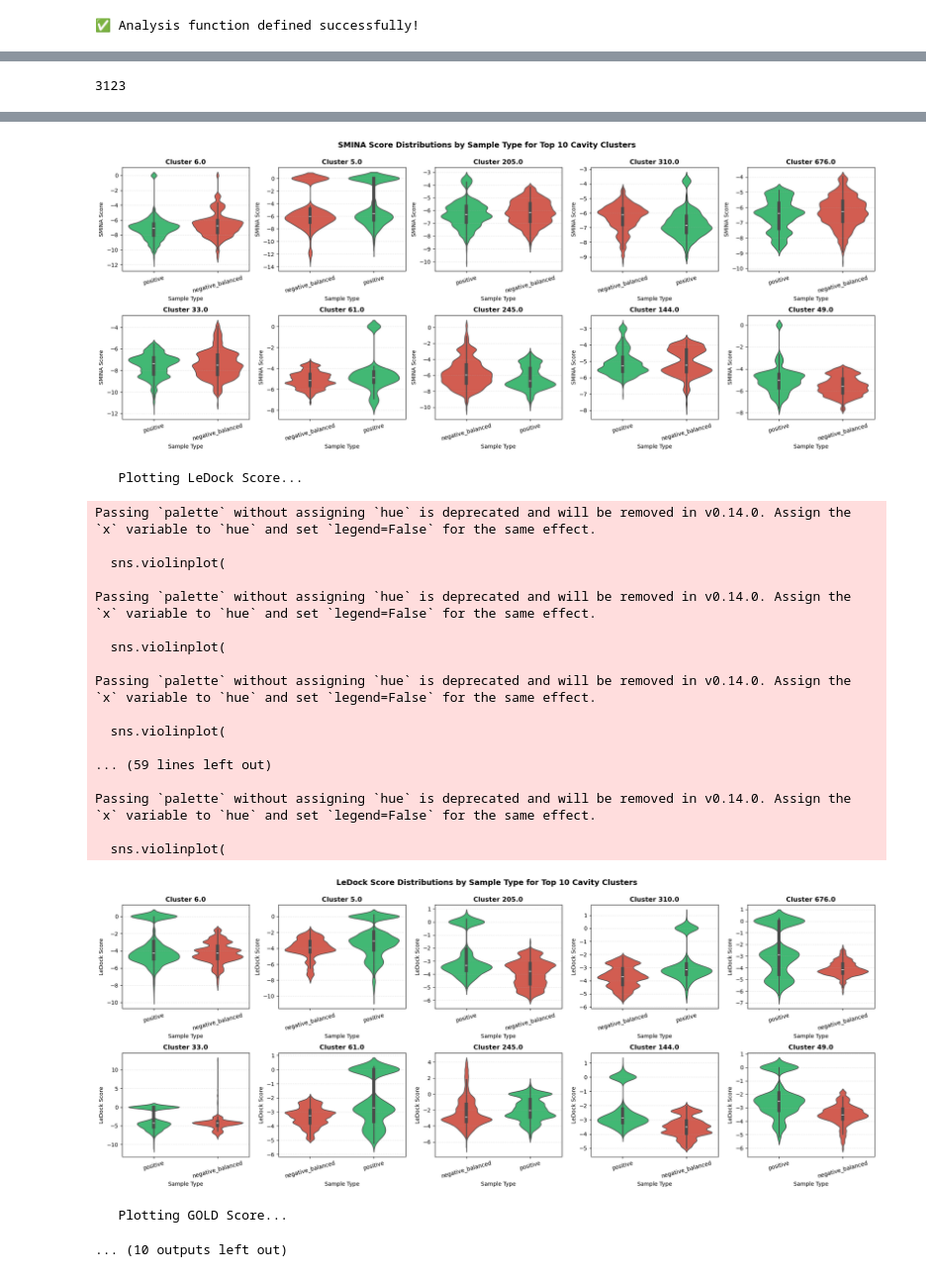
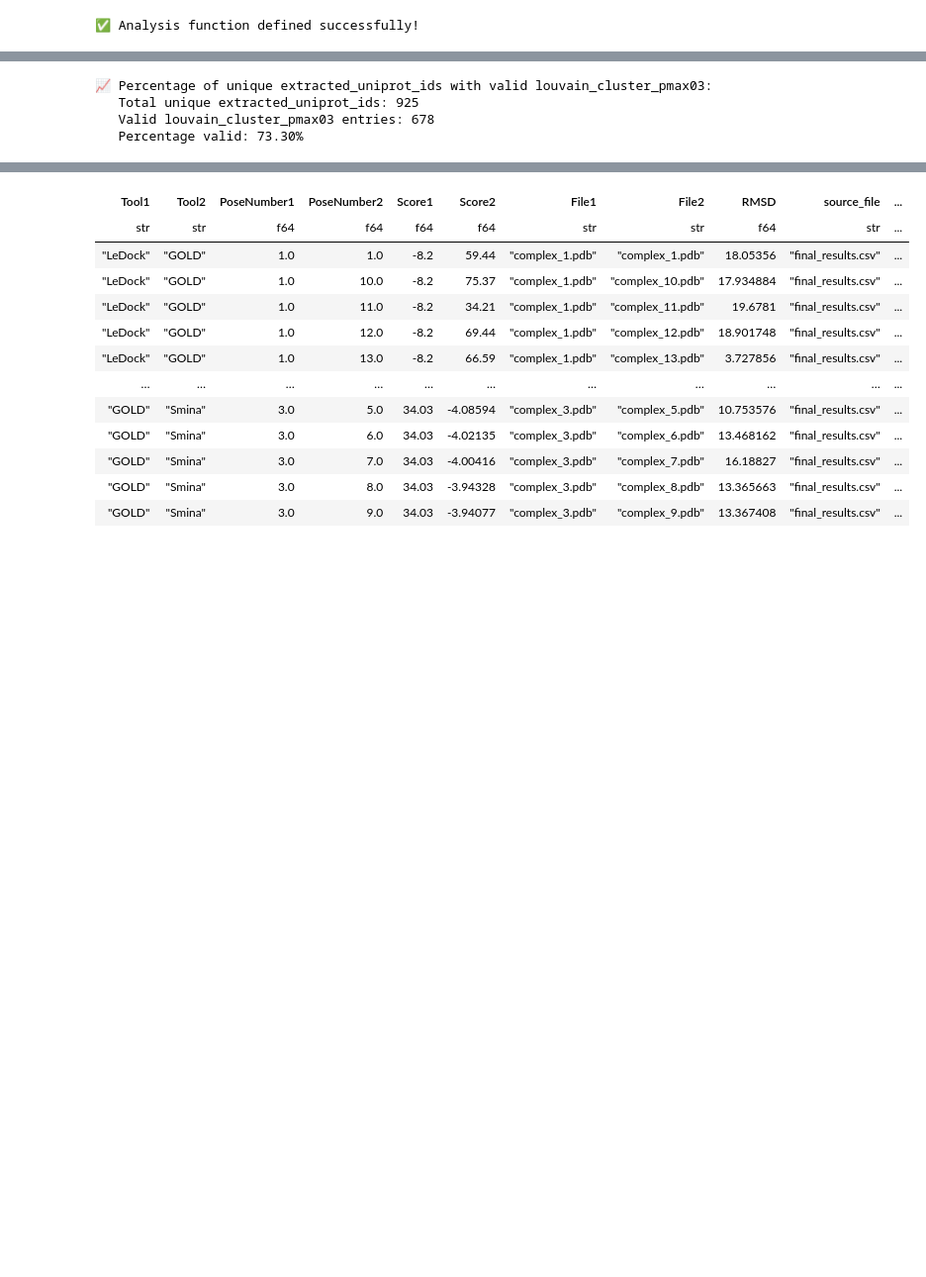
Before and after one commit to costbio/analyze_consensusdock, a Jupyter notebook: analysis_2025_11_23.ipynb, the cells around one changed output, grey strips where cells are left out. Shown: that part at 99% size. Drawn from its saved outputs; the diff is of its cells as text; code cells hidden in the pictures; blank space fills up the shorter version.

```diff
--- a/analysis_2025_11_23.ipynb
+++ b/analysis_2025_11_23.ipynb
@@ -369,11 +360,20 @@ ColumnNotFoundError: unable to find column "GOLD"; valid columns: ["Tool1", "Too
-# %%
-len(df_best_pose_consensus)
-# %% [output]
-3123
+# %%
+# What is the percentage of unique extracted_uniprot_ids have valid values for louvain_cluster_pmax03?
+if 'extracted_uniprot_id' in combined_results.columns and 'louvain_cluster_pmax03' in combined_results.columns:
+    df_unique = combined_results.select(['extracted_uniprot_id', 'louvain_cluster_pmax03']).unique()
+    total_unique_ids = df_unique.height
+    valid_ids = df_unique.filter(pl.col('louvain_cluster_pmax03').is_not_null()).height
+    percentage_valid = (valid_ids / total_unique_ids) * 100 if total_unique_ids > 0 else 0
+
+    print(f"\n📈 Percentage of unique extracted_uniprot_ids with valid louvain_cluster_pmax03:")
+    print(f"   Total unique extracted_uniprot_ids: {total_unique_ids:,}")
+    print(f"   Valid louvain_cluster_pmax03 entries: {valid_ids:,}")
+    print(f"   Percentage valid: {percentage_valid:.2f}%")
+# %% [output]
+📈 Percentage of unique extracted_uniprot_ids with valid louvain_cluster_pmax03:
+   Total unique extracted_uniprot_ids: 925
+   Valid louvain_cluster_pmax03 entries: 678
+   Percentage valid: 73.30%
 # %%
-analyze_consensus_docking(
-    df_all_poses=combined_results,
-    df_best_poses=df_best_pose_consensus,
-    top_n_clusters=10
-)
+combined_results
 # %% [output]
@@ -443,22 +381,13 @@ Passing `palette` without assigning `hue` is deprecated and will be removed in v
-[figure, removed]
-   Plotting LeDock Score...
-Passing `palette` without assigning `hue` is deprecated and will be removed in v0.14.0. Assign the `x` variable to `hue` and set `legend=False` for the same effect.
-
-  sns.violinplot(
-
-Passing `palette` without assigning `hue` is deprecated and will be removed in v0.14.0. Assign the `x` variable to `hue` and set `legend=False` for the same effect.
-
-  sns.violinplot(
-
-Passing `palette` without assigning `hue` is deprecated and will be removed in v0.14.0. Assign the `x` variable to `hue` and set `legend=False` for the same effect.
-
-  sns.violinplot(
-
-... (59 lines left out)
-
-Passing `palette` without assigning `hue` is deprecated and will be removed in v0.14.0. Assign the `x` variable to `hue` and set `legend=False` for the same effect.
-
-  sns.violinplot(
-[figure, removed]
-   Plotting GOLD Score...
-... (10 outputs left out)
+| Tool1 | Tool2 | PoseNumber1 | PoseNumber2 | Score1 | Score2 | File1 | File2 | RMSD | source_file | ... |
+| str | str | f64 | f64 | f64 | f64 | str | str | f64 | str | ... |
+| "LeDock" | "GOLD" | 1.0 | 1.0 | -8.2 | 59.44 | "complex_1.pdb" | "complex_1.pdb" | 18.05356 | "final_results.csv" | ... |
+| "LeDock" | "GOLD" | 1.0 | 10.0 | -8.2 | 75.37 | "complex_1.pdb" | "complex_10.pdb" | 17.934884 | "final_results.csv" | ... |
+| "LeDock" | "GOLD" | 1.0 | 11.0 | -8.2 | 34.21 | "complex_1.pdb" | "complex_11.pdb" | 19.6781 | "final_results.csv" | ... |
+| "LeDock" | "GOLD" | 1.0 | 12.0 | -8.2 | 69.44 | "complex_1.pdb" | "complex_12.pdb" | 18.901748 | "final_results.csv" | ... |
+| "LeDock" | "GOLD" | 1.0 | 13.0 | -8.2 | 66.59 | "complex_1.pdb" | "complex_13.pdb" | 3.727856 | "final_results.csv" | ... |
+| … | … | … | … | … | … | … | … | … | … | ... |
+| "GOLD" | "Smina" | 3.0 | 5.0 | 34.03 | -4.08594 | "complex_3.pdb" | "complex_5.pdb" | 10.753576 | "final_results.csv" | ... |
+| "GOLD" | "Smina" | 3.0 | 6.0 | 34.03 | -4.02135 | "complex_3.pdb" | "complex_6.pdb" | 13.468162 | "final_results.csv" | ... |
+| "GOLD" | "Smina" | 3.0 | 7.0 | 34.03 | -4.00416 | "complex_3.pdb" | "complex_7.pdb" | 16.18827 | "final_results.csv" | ... |
+| "GOLD" | "Smina" | 3.0 | 8.0 | 34.03 | -3.94328 | "complex_3.pdb" | "complex_8.pdb" | 13.365663 | "final_results.csv" | ... |
+| "GOLD" | "Smina" | 3.0 | 9.0 | 34.03 | -3.94077 | "complex_3.pdb" | "complex_9.pdb" | 13.367408 | "final_results.csv" | ... |
```
Also changed, not shown: parts of 6 cells of this notebook, 5 other files.
